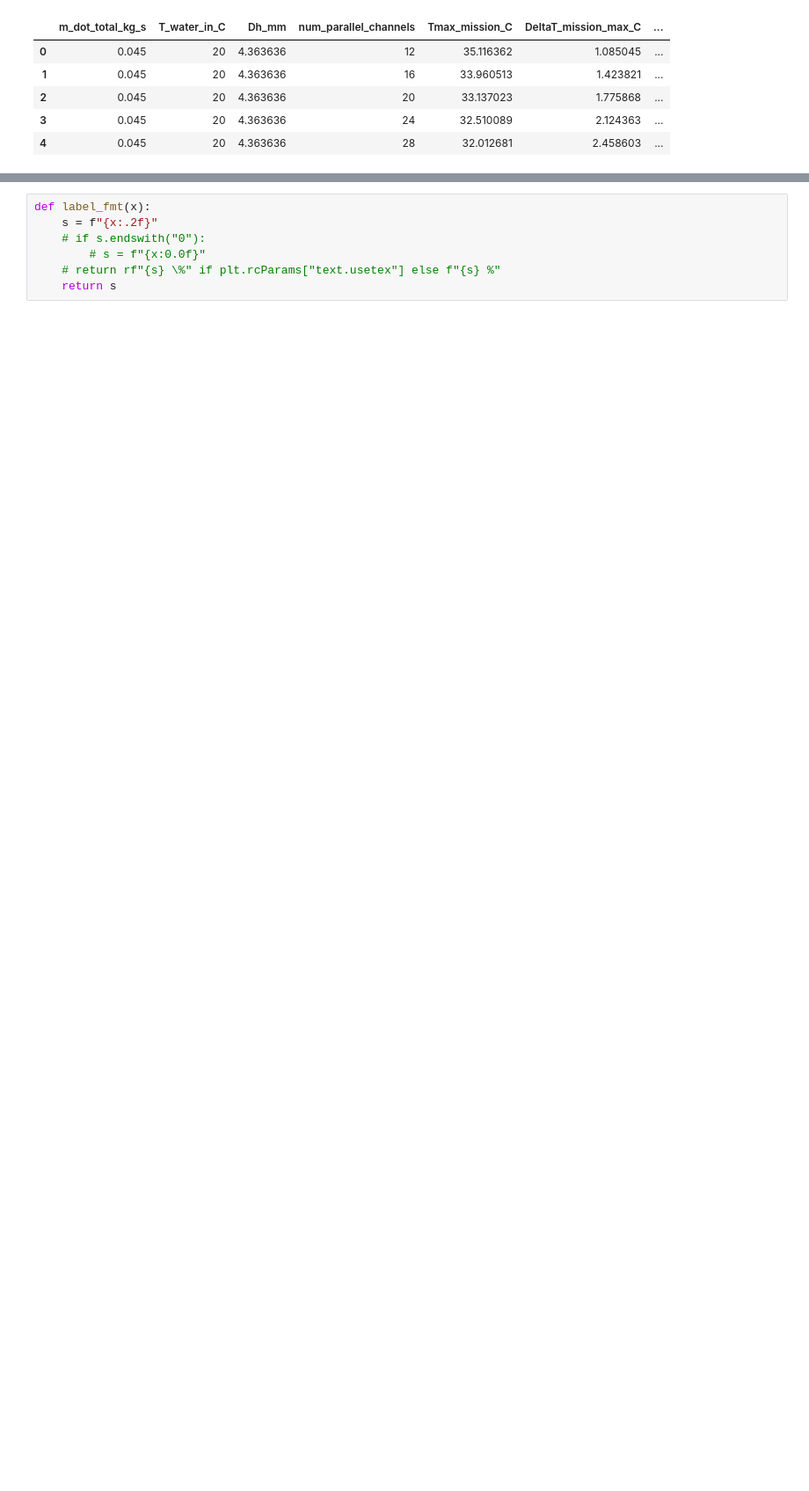
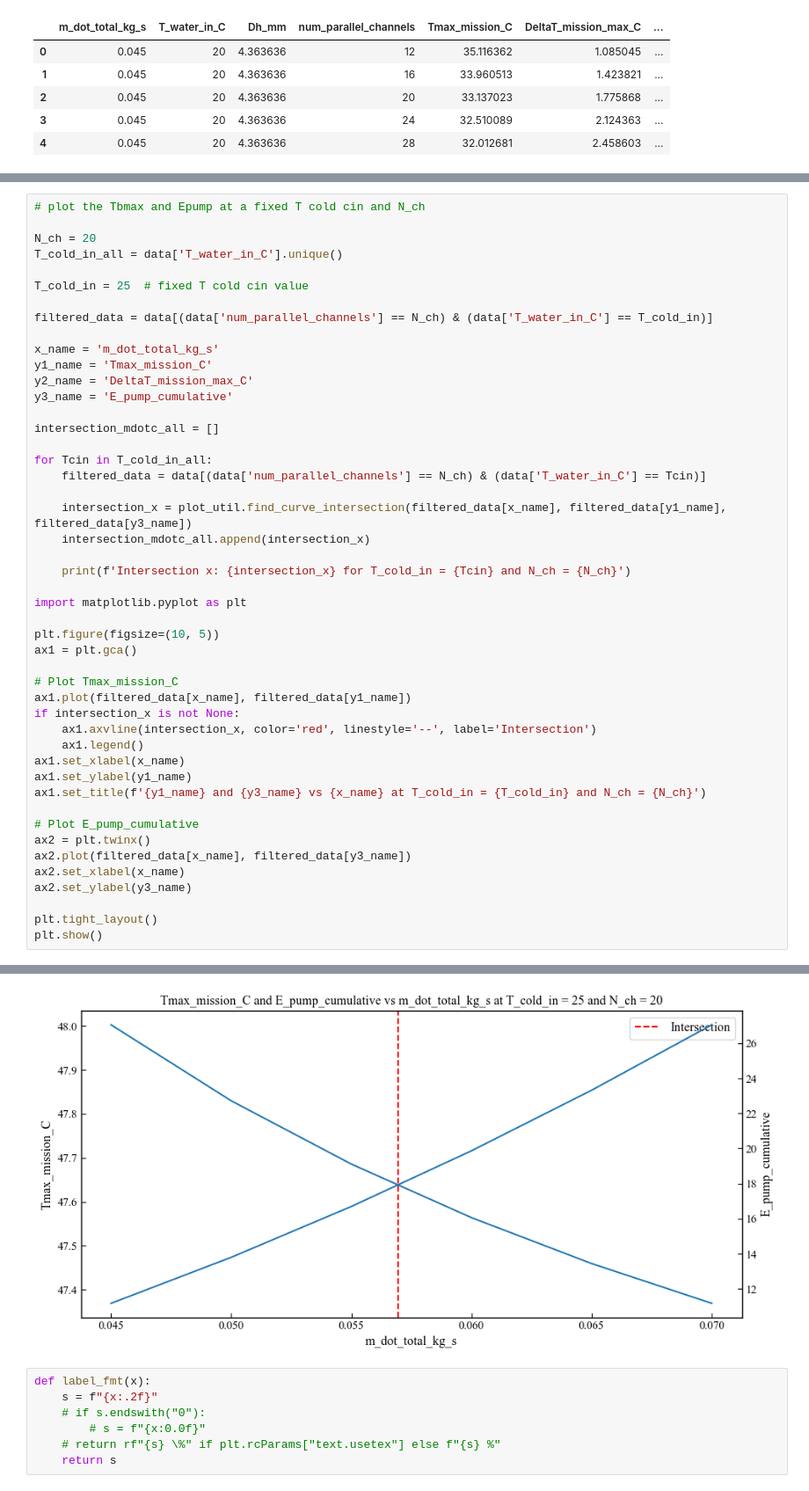
Before and after one commit to sxwd4ever/eBATS, a Jupyter notebook: cases/C0003/C0003R02_PARK25_LC_1D_SCAN_plot_stage1.ipynb, the cells around one changed output, grey strips where cells are left out. Shown at 88% size. Cells and saved outputs as stored; diff of their text form; blank space fills up the shorter version.

```diff
--- a/cases/C0003/C0003R02_PARK25_LC_1D_SCAN_plot_stage1.ipynb
+++ b/cases/C0003/C0003R02_PARK25_LC_1D_SCAN_plot_stage1.ipynb
@@ -63,0 +131,48 @@ plot_data.head()
+# %%
+# plot the Tbmax and Epump at a fixed T cold cin and N_ch
+
+N_ch = 20
+T_cold_in_all = data['T_water_in_C'].unique()
+
+T_cold_in = 25  # fixed T cold cin value
+
+filtered_data = data[(data['num_parallel_channels'] == N_ch) & (data['T_water_in_C'] == T_cold_in)]
+
+x_name = 'm_dot_total_kg_s'
+y1_name = 'Tmax_mission_C'
+y2_name = 'DeltaT_mission_max_C'
+y3_name = 'E_pump_cumulative'
+
+intersection_mdotc_all = []
+
+for Tcin in T_cold_in_all:
+    filtered_data = data[(data['num_parallel_channels'] == N_ch) & (data['T_water_in_C'] == Tcin)]
+
+    intersection_x = plot_util.find_curve_intersection(filtered_data[x_name], filtered_data[y1_name], filtered_data[y3_name])
+    intersection_mdotc_all.append(intersection_x)
+
+    print(f'Intersection x: {intersection_x} for T_cold_in = {Tcin} and N_ch = {N_ch}')
+
+import matplotlib.pyplot as plt
+
+plt.figure(figsize=(10, 5))
+ax1 = plt.gca()
+
+# Plot Tmax_mission_C
+ax1.plot(filtered_data[x_name], filtered_data[y1_name])
+if intersection_x is not None:
+    ax1.axvline(intersection_x, color='red', linestyle='--', label='Intersection')
+    ax1.legend()
+ax1.set_xlabel(x_name)
+ax1.set_ylabel(y1_name)
+ax1.set_title(f'{y1_name} and {y3_name} vs {x_name} at T_cold_in = {T_cold_in} and N_ch = {N_ch}')
+
+# Plot E_pump_cumulative
+ax2 = plt.twinx()
+ax2.plot(filtered_data[x_name], filtered_data[y3_name])
+ax2.set_xlabel(x_name)
+ax2.set_ylabel(y3_name)
+
+plt.tight_layout()
+plt.show()
+# %% [output]
@@ -64,3 +183,4 @@ plot_data.head()
+[figure, added]
 # %%
 def label_fmt(x):
     s = f"{x:.2f}"
```
Also changed, not shown: parts of 7 cells of this notebook, 2 other files.
